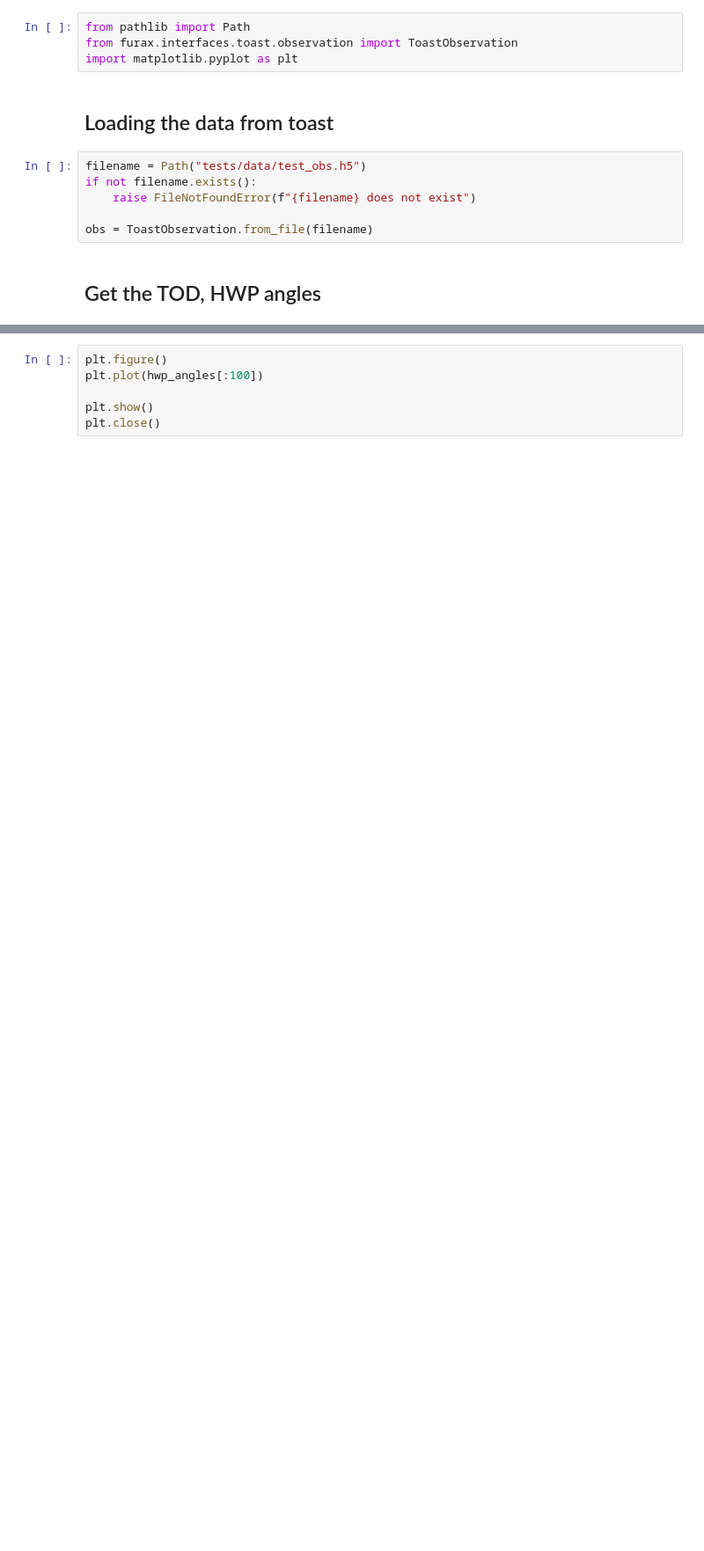
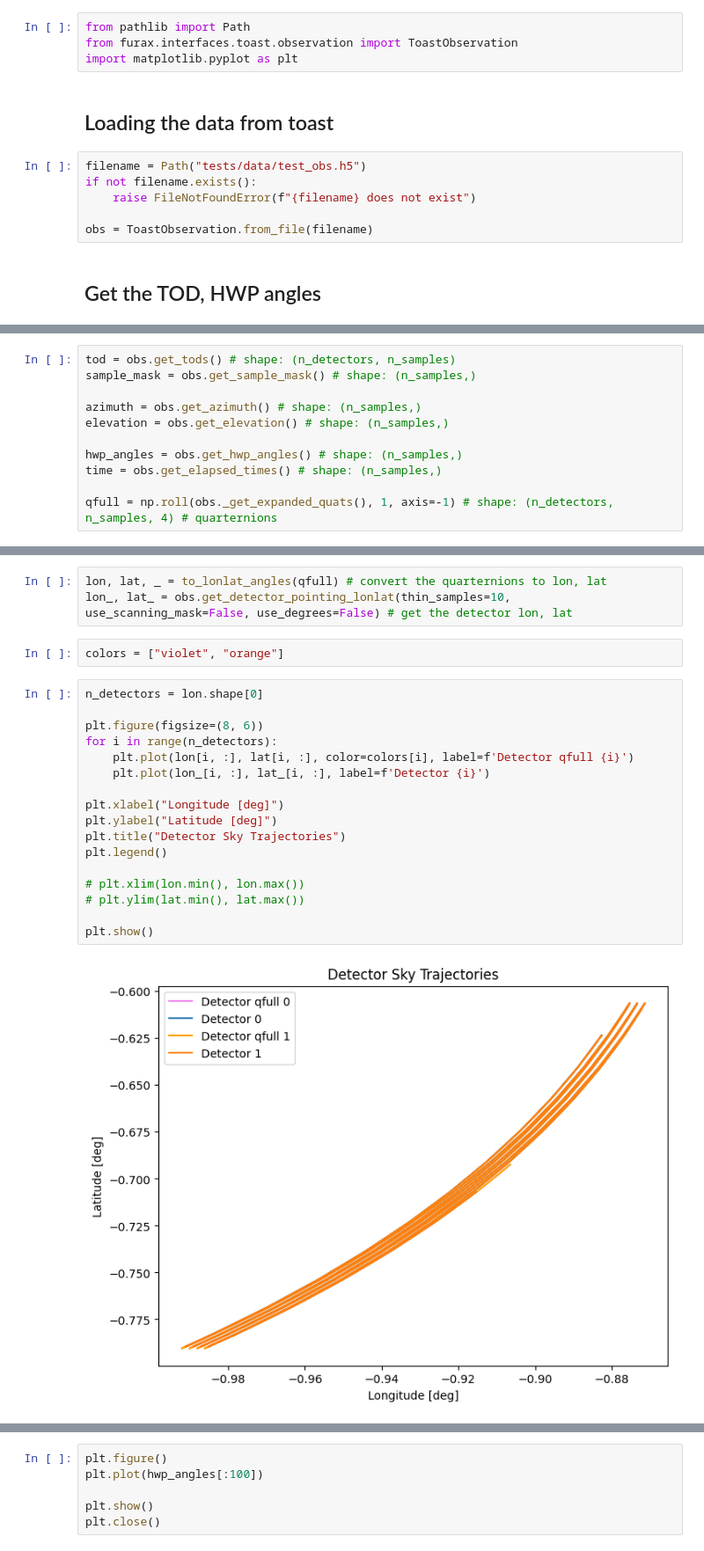
Before and after one commit to binhola/binkathon, a Jupyter notebook: mapmaking-300326-starting.ipynb, the cells around one changed output, grey strips where cells are left out. Shown at 88% size. Saved outputs shown, nothing was run; the diff lists cells and outputs as text; blank space fills up the shorter version.

Commit message:
add trajectory with quarternion and constant elevation scanning

```diff
--- a/mapmaking-300326-starting.ipynb
+++ b/mapmaking-300326-starting.ipynb
@@ -20,0 +17,11 @@ quarternion = obs.get_boresight_quaternions()
+# %%
+tod = obs.get_tods() # shape: (n_detectors, n_samples)
+sample_mask = obs.get_sample_mask() # shape: (n_samples,)
+
+azimuth = obs.get_azimuth() # shape: (n_samples,)
+elevation = obs.get_elevation() # shape: (n_samples,)
+
+hwp_angles = obs.get_hwp_angles() # shape: (n_samples,)
+time = obs.get_elapsed_times() # shape: (n_samples,)
+
+qfull = np.roll(obs._get_expanded_quats(), 1, axis=-1) # shape: (n_detectors, n_samples, 4) # quarternions
@@ -20,0 +30,24 @@ quarternion = obs.get_boresight_quaternions()
+# %%
+lon, lat, _ = to_lonlat_angles(qfull) # convert the quarternions to lon, lat
+lon_, lat_ = obs.get_detector_pointing_lonlat(thin_samples=10, use_scanning_mask=False, use_degrees=False) # get the detector lon, lat
+# %%
+colors = ["violet", "orange"]
+# %%
+n_detectors = lon.shape[0]
+
+plt.figure(figsize=(8, 6))
+for i in range(n_detectors):
+    plt.plot(lon[i, :], lat[i, :], color=colors[i], label=f'Detector qfull {i}')
+    plt.plot(lon_[i, :], lat_[i, :], label=f'Detector {i}')
+
+plt.xlabel("Longitude [deg]")
+plt.ylabel("Latitude [deg]")
+plt.title("Detector Sky Trajectories")
+plt.legend()
+
+# plt.xlim(lon.min(), lon.max())
+# plt.ylim(lat.min(), lat.max())
+
+plt.show()
+# %% [output]
+[figure, added]
```
Also changed, not shown: parts of 6 cells of this notebook.
